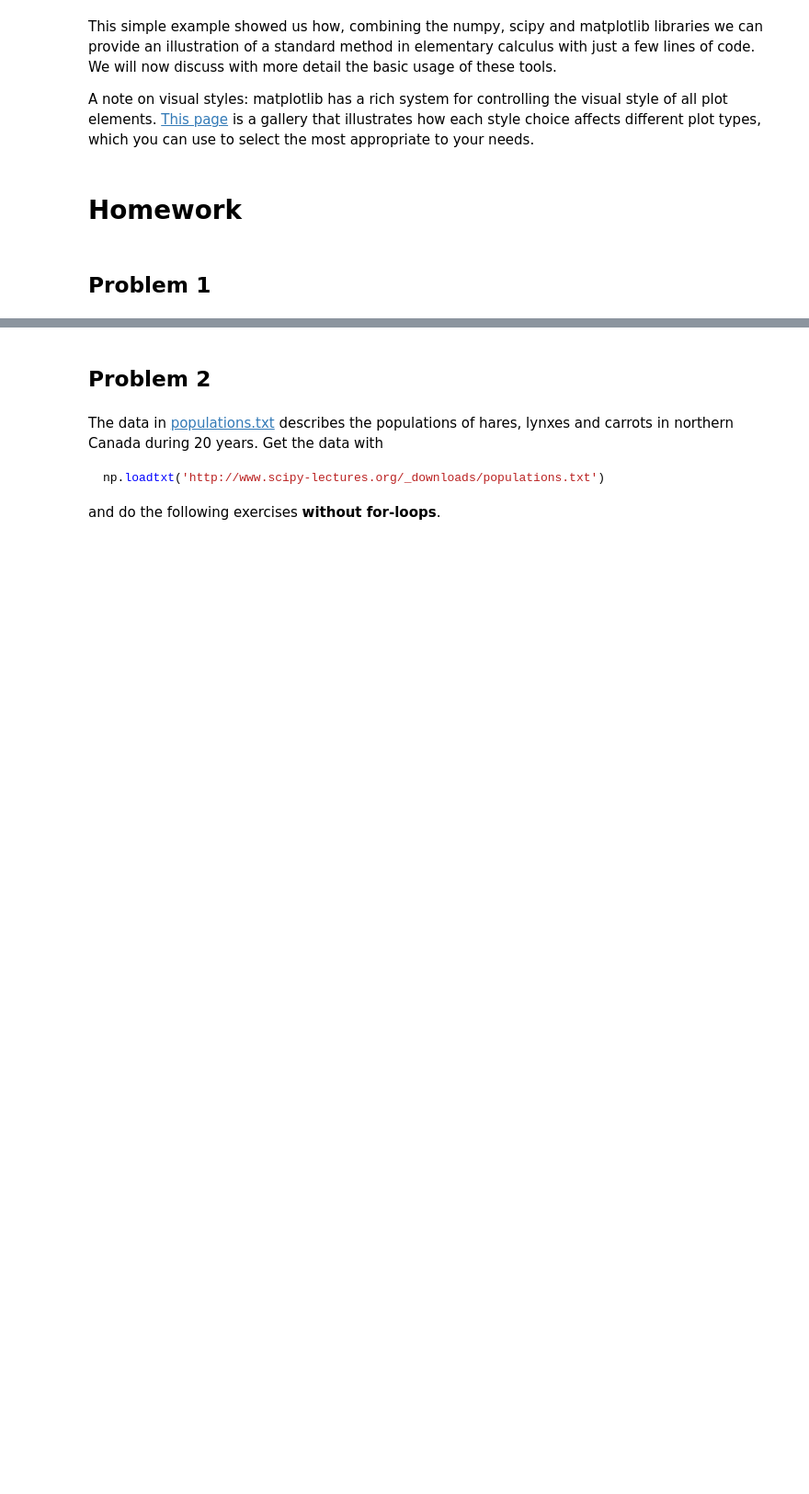
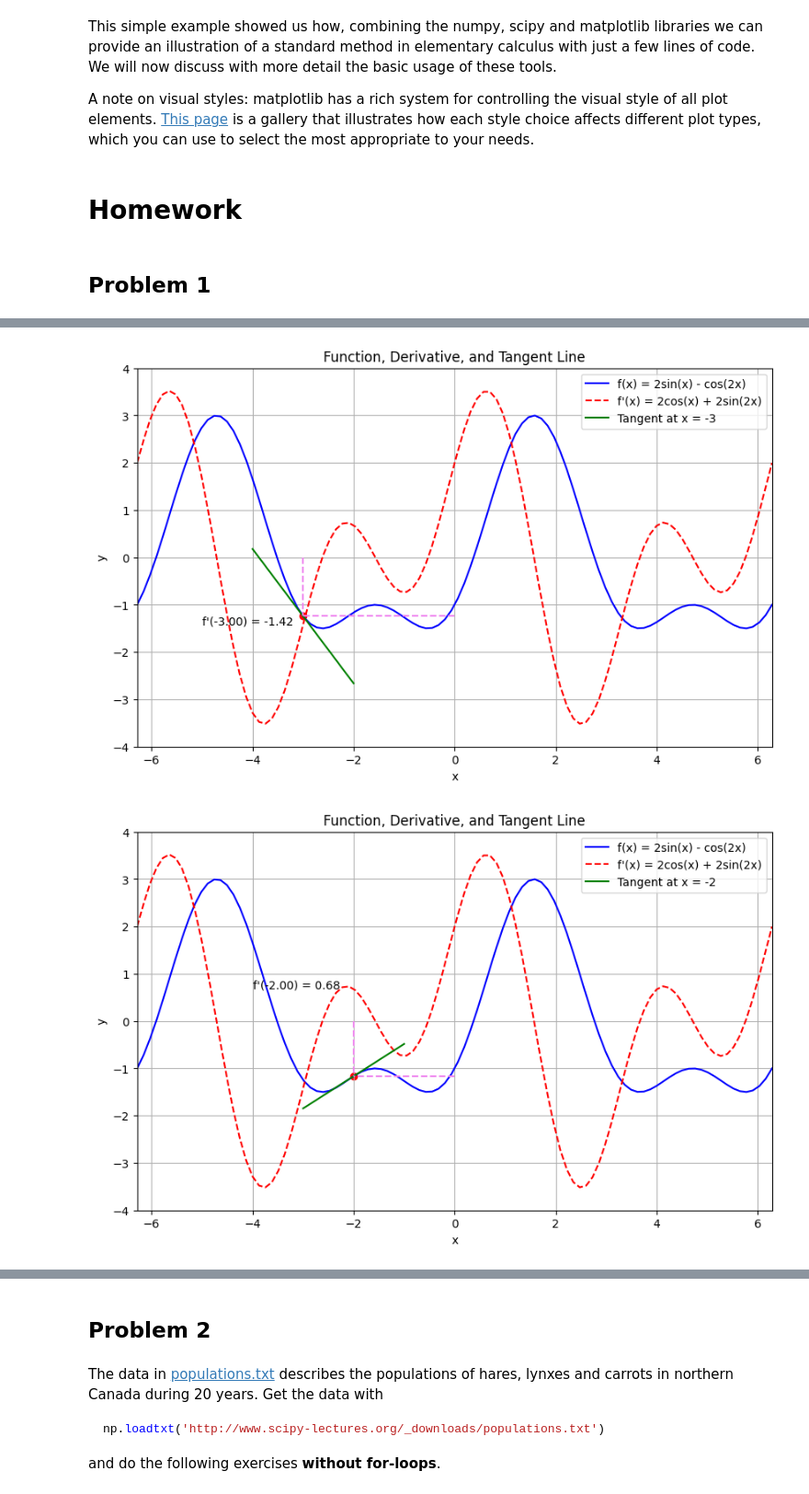
Before and after one commit to ErikRusanov/statistics, a Jupyter notebook: 2_numpy_matplotlib.ipynb, the cells around one changed output, grey strips where cells are left out. Shown at 92% size. Drawn from its saved outputs; the diff is of its cells as text; code cells hidden in the pictures; blank space fills up the shorter version.

```diff
--- a/2_numpy_matplotlib.ipynb
+++ b/2_numpy_matplotlib.ipynb
@@ -822,0 +914,6 @@ def beauty_derivative_plot(x):
+# %%
+for x in [-3, -2, 1.7]:
+    beauty_derivative_plot(x)
+# %% [output]
+[figure, added]
+[figure, added]
```
Also changed, not shown: parts of 3 cells of this notebook, 1 other file.
